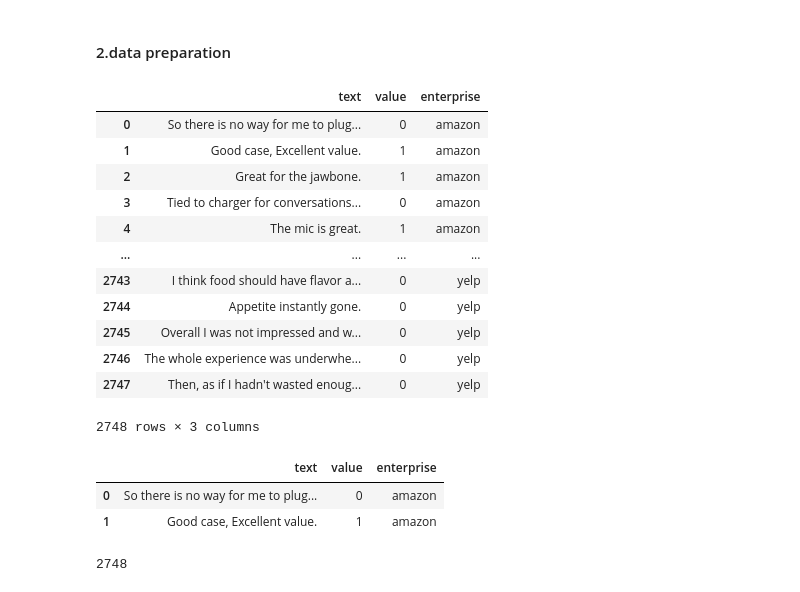
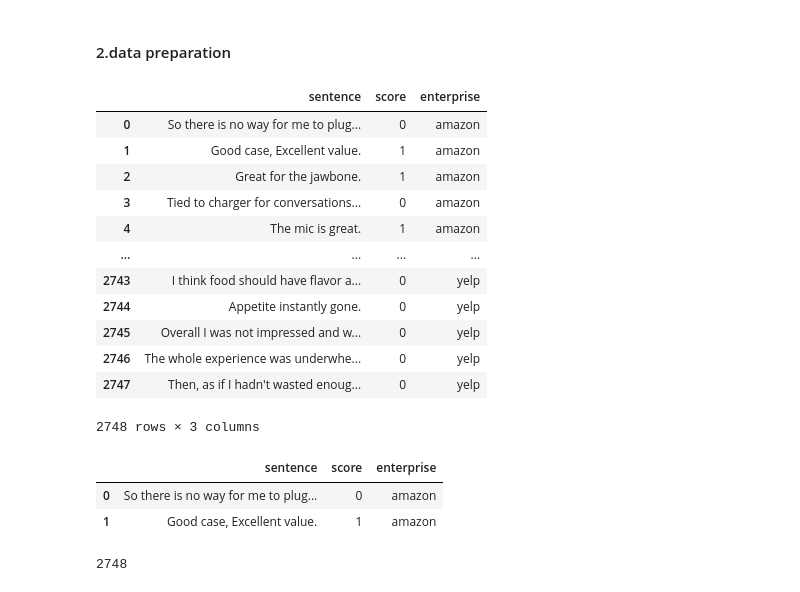
Before and after one commit to y880916c/DM2022-Lab1-Master, a Jupyter notebook: DM2022-Lab1-Homework.ipynb, the cells around one changed output. Cells and saved outputs as stored; diff of their text form; code cells hidden in the pictures.

```diff
--- a/DM2022-Lab1-Homework.ipynb
+++ b/DM2022-Lab1-Homework.ipynb
@@ -296,18 +296,18 @@ X[0:9]
 # %%
 from sklearn.utils import shuffle
 
 
-s=['text','value']
+s=['sentence','score']
 amazon = pd.read_table("sentiment labelled sentences/amazon_cells_labelled.txt",header=None,names=s)
 imdb= pd.read_table("sentiment labelled sentences/imdb_labelled.txt",header=None,names=s)
 yelp= pd.read_table("sentiment labelled sentences/yelp_labelled.txt",header=None,names=s)
 amazon['enterprise']='amazon'
 imdb['enterprise']='imdb'
 yelp['enterprise']='yelp'
 A = pd.concat([amazon,imdb,yelp], ignore_index=True)
 A
 # %% [output]
-|  | text | value | enterprise |
+|  | sentence | score | enterprise |
 | 0 | So there is no way for me to plug... | 0 | amazon |
 | 1 | Good case, Excellent value. | 1 | amazon |
 | 2 | Great for the jawbone. | 1 | amazon |
@@ -323,7 +323,7 @@ A
 # %%
 A[0:2]
 # %% [output]
-|  | text | value | enterprise |
+|  | sentence | score | enterprise |
 | 0 | So there is no way for me to plug... | 0 | amazon |
 | 1 | Good case, Excellent value. | 1 | amazon |
 # %%
```
Also changed, not shown: parts of 50 cells of this notebook.
